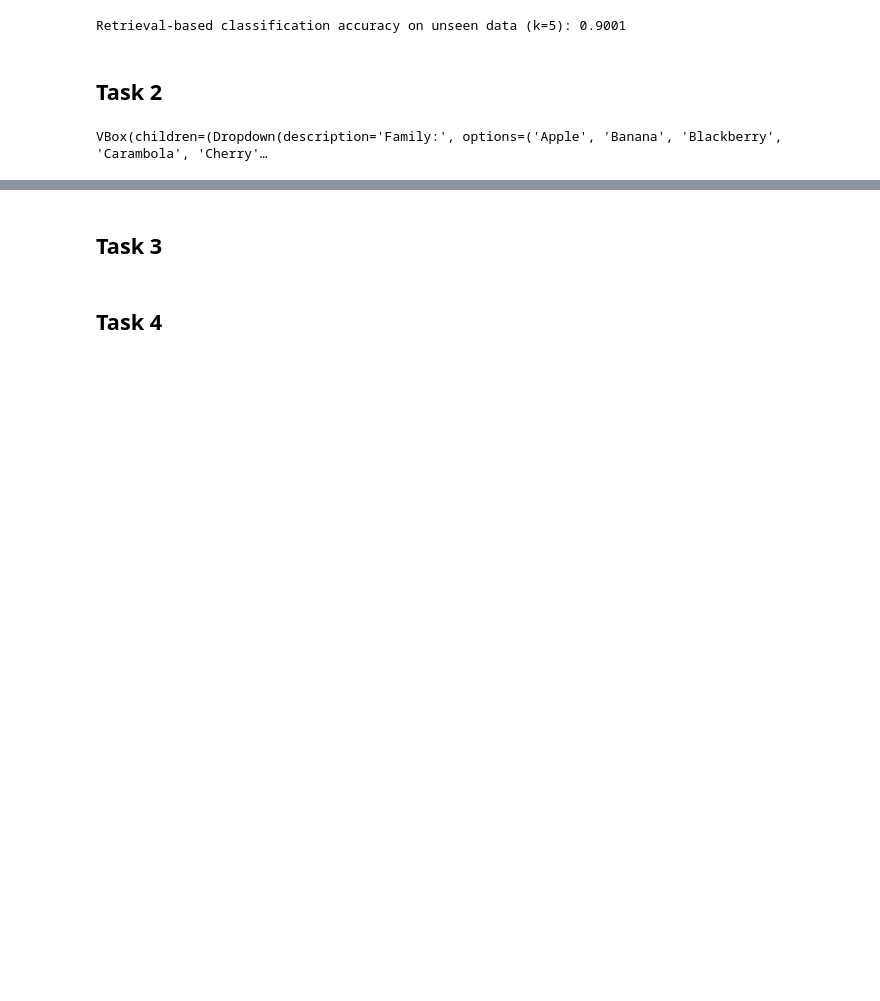
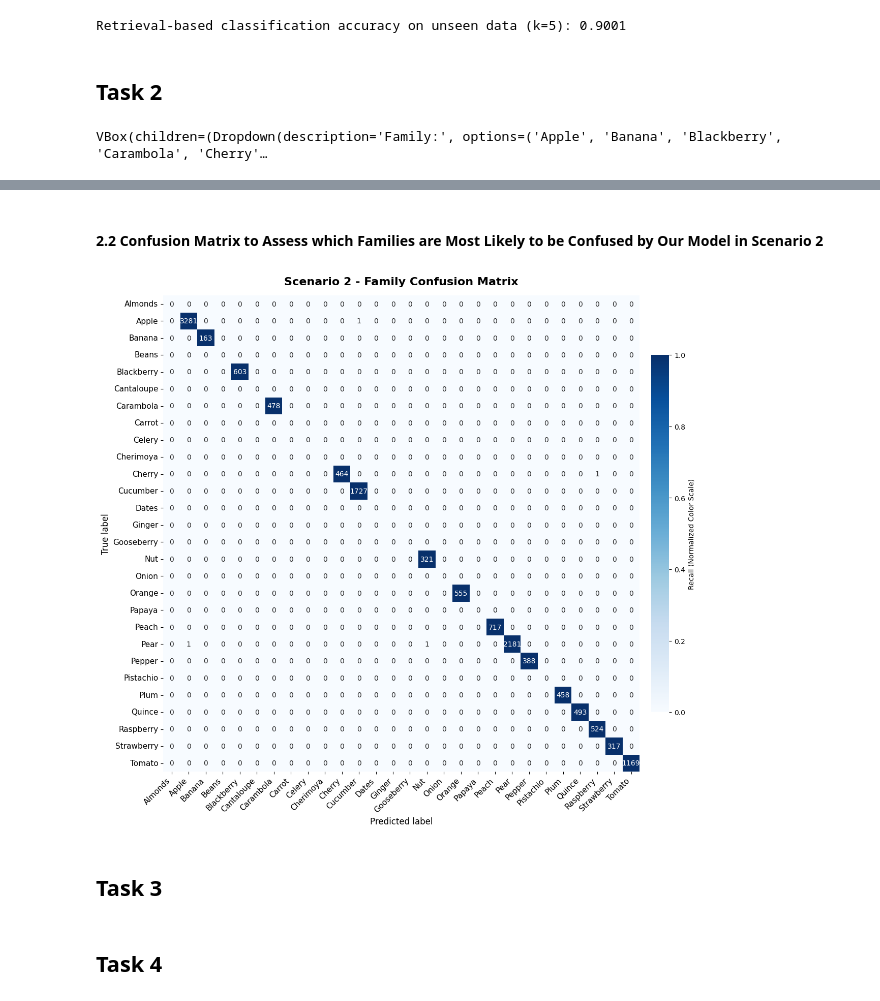
Before and after one commit to WouterFeijen/DL-Assignment-1, a Jupyter notebook: ass1_skeleton.ipynb, the cells around one changed output, grey strips where cells are left out. Cells and saved outputs as stored; diff of their text form; code cells hidden in the pictures; blank space fills up the shorter version.

```diff
--- a/ass1_skeleton.ipynb
+++ b/ass1_skeleton.ipynb
@@ -1016,3 +1150,50 @@ Epoch: 10/10, Train Loss: 0.3247, Validation Loss: 0.0461
+# %% [markdown]
+#### 2.2 Confusion Matrix to Assess which Families are Most Likely to be Confused by Our Model in Scenario 2
+# %%
+# scenario 2 visualization
+from sklearn.metrics import confusion_matrix
+import seaborn as sns
+
+# get ordered class names
+ordered_family_names = [
+    family_name_lookup[idx]
+    for idx in sorted(family_name_lookup)
+]
+
+# generate 2 matrices using sklearn to improve visualization coloring
+cm_raw = confusion_matrix(
+    test_family_lbls, preds2_family,
+    labels=sorted(family_name_lookup)
+)
+cm_norm = confusion_matrix(
+    test_family_lbls, preds2_family,
+    labels=sorted(family_name_lookup),
+    normalize='true' # normalizes by row (Recall)
+)
+
+# init figure
+fig, ax = plt.subplots(figsize=(13, 11))
+
+# create seaborn heatmap
+sns.heatmap(cm_norm, annot=cm_raw, fmt="d", cmap="Blues",
+            xticklabels=ordered_family_names, yticklabels=ordered_family_names,
+            square=True,
+            annot_kws={"size": 10},
+            cbar_kws={'shrink': 0.75, 'pad': 0.02, 'label': 'Recall (Normalized Color Scale)'})
+
+# format text and axes
+plt.title("Scenario 2 - Family Confusion Matrix", fontsize=16, fontweight="bold", pad=15)
+plt.xlabel("Predicted label", fontsize=12)
+plt.ylabel("True label", fontsize=12)
+
+# rotate x-labels and align to ticks
+plt.xticks(rotation=45, ha='right', fontsize=11)
+plt.yticks(rotation=0, fontsize=11)
+
+plt.tight_layout()
+plt.show()
+# %% [output]
+[figure, added]
 # %% [markdown]
 ## Task 3
 # %%
```
Also changed, not shown: parts of 16 cells of this notebook, 2 other files.
